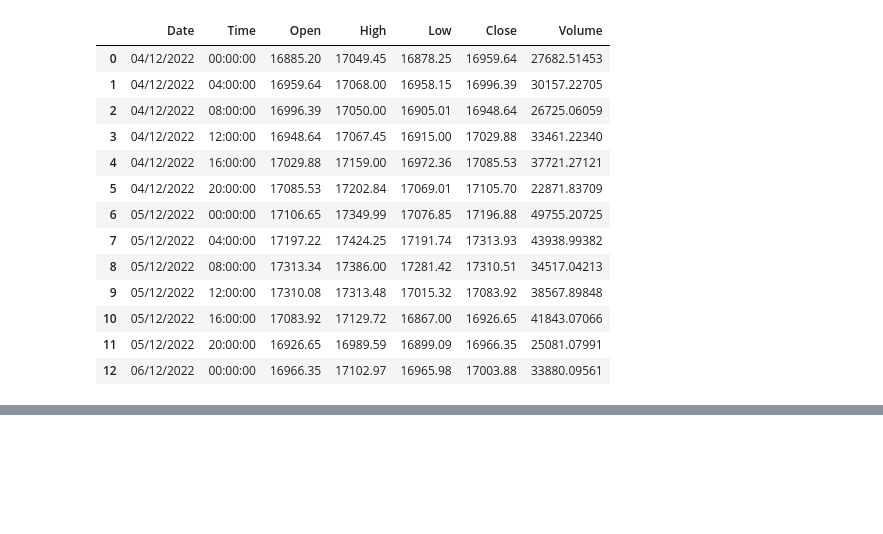
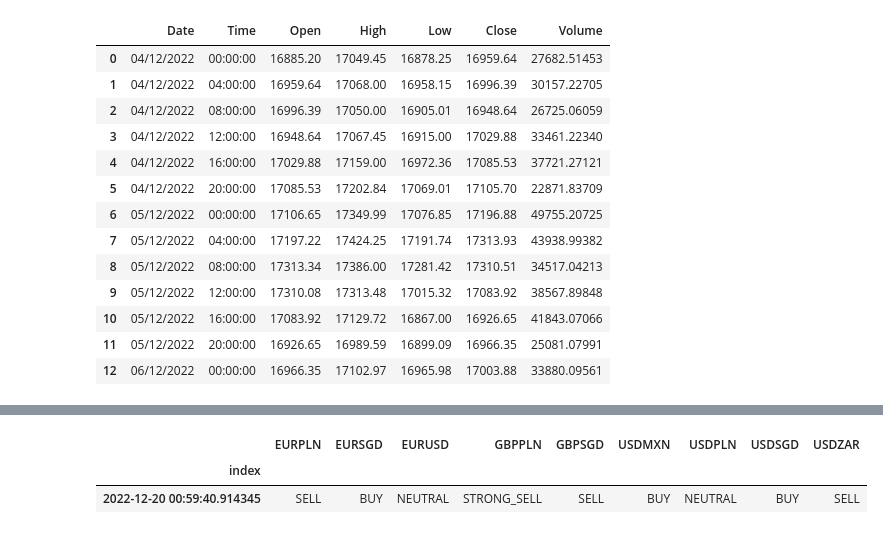
Before and after one commit to beckmiller/btc, a Jupyter notebook: app/qetquote.ipynb, the cells around one changed output, grey strips where cells are left out. Cells and saved outputs as stored; diff of their text form; code cells hidden in the pictures; blank space fills up the shorter version.

```diff
--- a/app/qetquote.ipynb
+++ b/app/qetquote.ipynb
@@ -81,0 +111,7 @@ get_klines_iter('BTCUSDT', '1d', '2022-12-04', '2022-12-06')
+# %%
+#4 hour
+recomendation
+# %% [output]
+|  | EURPLN | EURSGD | EURUSD | GBPPLN | GBPSGD | USDMXN | USDPLN | USDSGD | USDZAR |
+| index |  |  |  |  |  |  |  |  |  |
+| 2022-12-20 00:59:40.914345 | SELL | BUY | NEUTRAL | STRONG_SELL | SELL | BUY | NEUTRAL | BUY | SELL |
```
Also changed, not shown: parts of 7 cells of this notebook.
